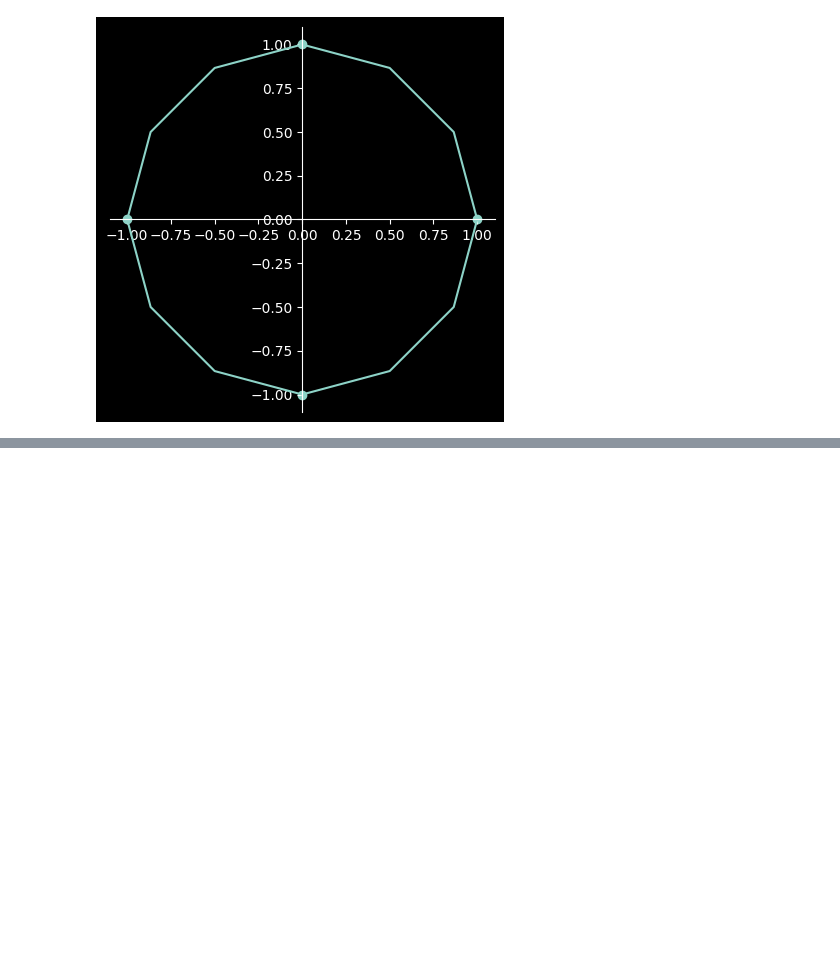
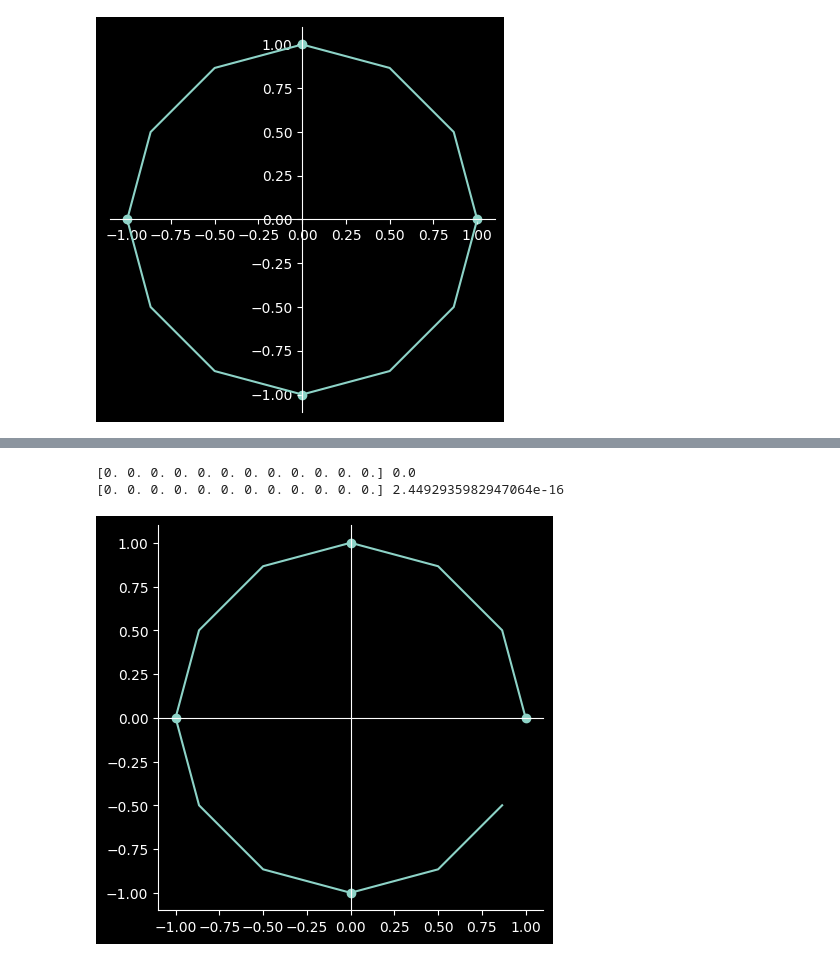
Before and after one commit to ZacharyJamesAdams/ASTR-19, a Jupyter notebook: Notes/10_02/10_02_notes_1.ipynb, the cells around one changed output, grey strips where cells are left out. Saved outputs shown, nothing was run; the diff lists cells and outputs as text; code cells hidden in the pictures; blank space fills up the shorter version.

```diff
--- a/Notes/10_02/10_02_notes_1.ipynb
+++ b/Notes/10_02/10_02_notes_1.ipynb
@@ -43,0 +52,16 @@ scatter = ax.scatter([1,0,-1,0],[0,1,0,-1])
+# %%
+x, y = func(np.linspace(0, 2*np.pi, 12, endpoint=False))
+a, b = func(np.linspace(0, 2*np.pi, 13, endpoint=True))
+
+print(x - a[:-1], x[0]-a[-1])
+
+print(y - b[:-1], y[0]-b[-1])
+fig, ax = plt.subplots(1, 1, figsize=(5, 5))
+ax.set_aspect(1)
+ax.spines[['top', 'right']].set_position(('axes', 0.5))
+line = ax.plot(x, y)
+scatter = ax.scatter([1, 0, -1,0],[0,1,0,-1])
+# %% [output]
+[0. 0. 0. 0. 0. 0. 0. 0. 0. 0. 0. 0.] 0.0
+[0. 0. 0. 0. 0. 0. 0. 0. 0. 0. 0. 0.] 2.4492935982947064e-16
+[figure, added]
```
Also changed, not shown: parts of 1 cell of this notebook, 1 other file.
